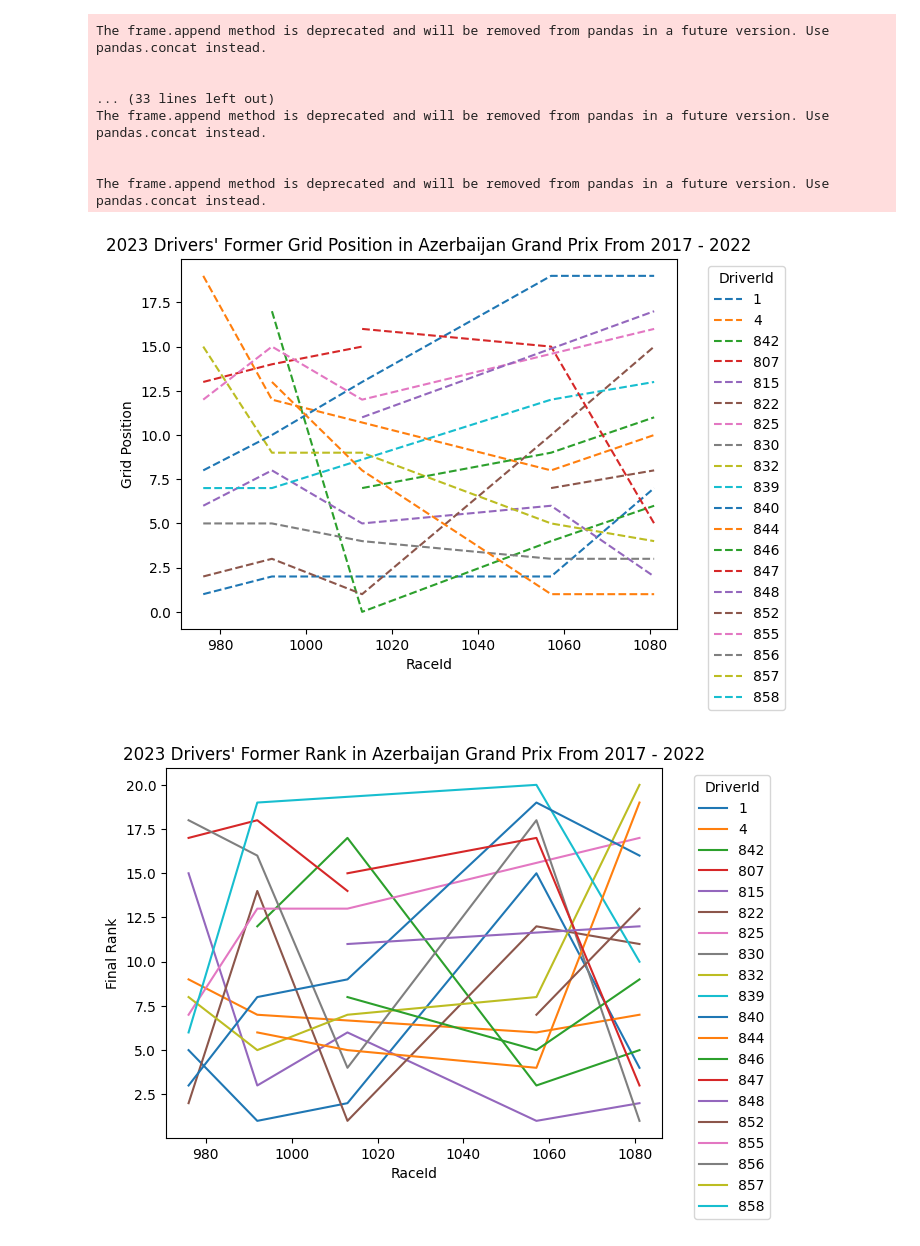
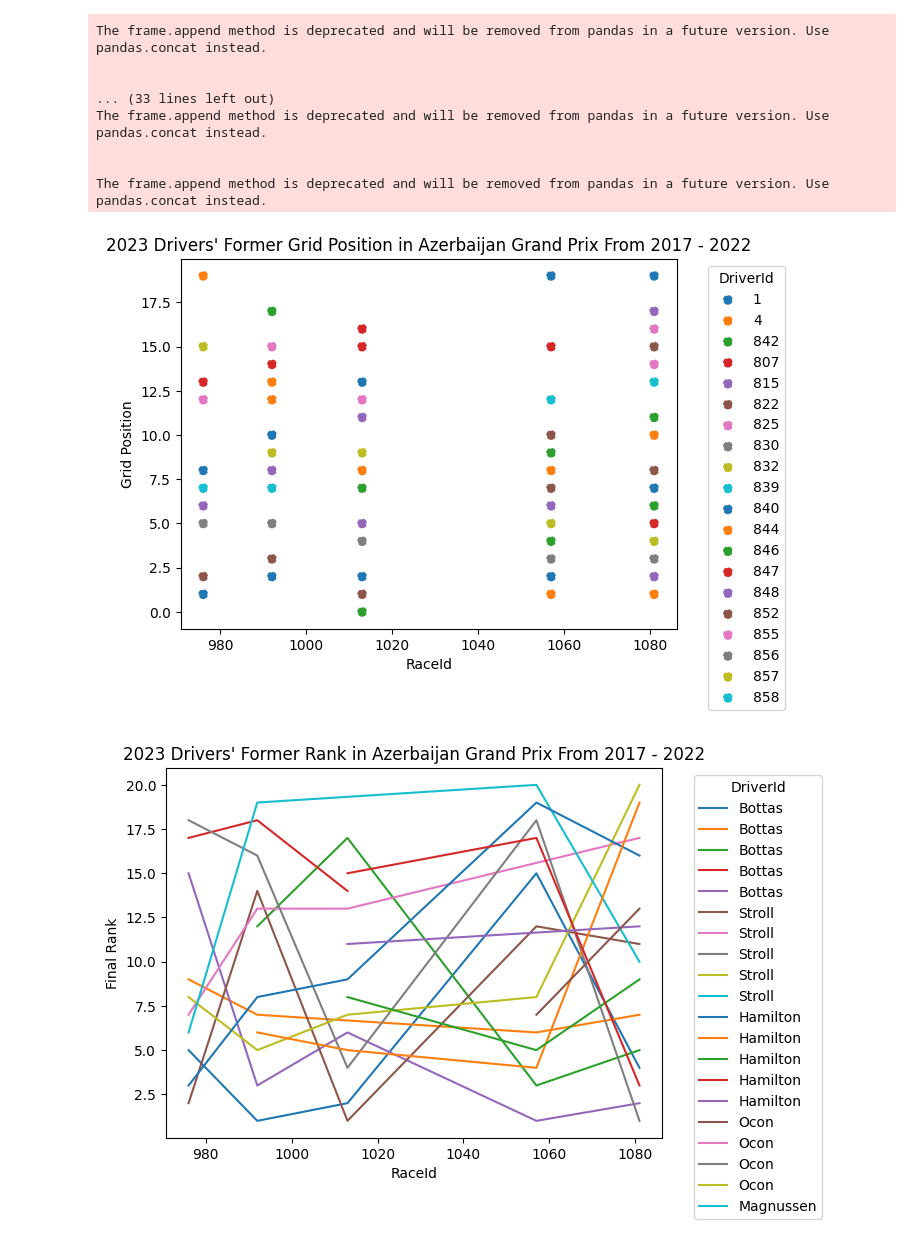
Before and after one commit to JunyiZhou-Conny/F1-Score-Prediction, a Jupyter notebook: Analysis of Hamilton.ipynb, the cells around one changed output. Saved outputs shown, nothing was run; the diff lists cells and outputs as text; code cells hidden in the pictures.

```diff
--- a/Analysis of Hamilton.ipynb
+++ b/Analysis of Hamilton.ipynb
@@ -95,7 +105,18 @@ series_drId = drivers_2023["driverId"]
 vec_drId = np.array(series_drId.values)
 results_Baku = (results[results['driverId'].isin(vec_drId)]
                 .query("raceId == [976, 992, 1013, 1057, 1081]"))
+
+
 ##merge the data with races on raceId
-results_Baku = pd.merge(races, results_Baku, on='raceId')
+results_Baku = pd.merge(results_Baku, races, on='raceId')
 ##define a new column year in string format
-results_Baku['year_str'] = results_Baku_mod['year'].astype(str)
+results_Baku['year_str'] = results_Baku['year'].astype(str)
+##add the corresponding forename and surname to the driverId
+results_Baku = pd.merge(results_Baku, drivers, on='driverId')
+##define a new numeric column positionOrder
+results_Baku['positionOrder_num'] = results_Baku['positionOrder'].astype('int64')
+
+
+##merge results with circuitId
+results_final = pd.merge(results, races, on='raceId')
+results_final = pd.merge(results_final, circuits, on = 'circuitId')
@@ -128,7 +153,7 @@ The frame.append method is deprecated and will be removed from pandas in a futur
 for driverId in series_drId:
     x = results_Baku.query(f"driverId == {driverId}")["raceId"]
     y = results_Baku.query(f"driverId == {driverId}")["grid"]
-    plt.plot(x,y,linestyle = 'dashed')
+    plt.scatter(x,y,linestyle = 'dashed')
     plt.xlabel("RaceId")
     plt.ylabel("Grid Position")
     plt.title("2023 Drivers' Former Grid Position in Azerbaijan Grand Prix From 2017 - 2022")
@@ -138,20 +163,20 @@ plt.legend(labels = vec_drId,
            bbox_to_anchor=(1.05, 1))
 plt.show()
 # %% [output]
-[figure, old version]
+[figure, new version]
 # %%
 ##Grid Positions For Each Driver
 for ID in vec_drId:
     x = results_Baku.query(f"driverId == {ID}")["raceId"]
     y = results_Baku.query(f"driverId == {ID}")["positionOrder"]
     plt.plot(x,y)
     plt.xlabel("RaceId")
     plt.ylabel("Final Rank")
     plt.title("2023 Drivers' Former Rank in Azerbaijan Grand Prix From 2017 - 2022")
 
-plt.legend(labels = vec_drId,
+plt.legend(labels = results_Baku["surname"],
            title  = "DriverId",
            bbox_to_anchor=(1.05, 1))
 plt.show()
 # %% [output]
-[figure, old version]
+[figure, new version]
```
Also changed, not shown: parts of 4 cells of this notebook, 1 other file.
